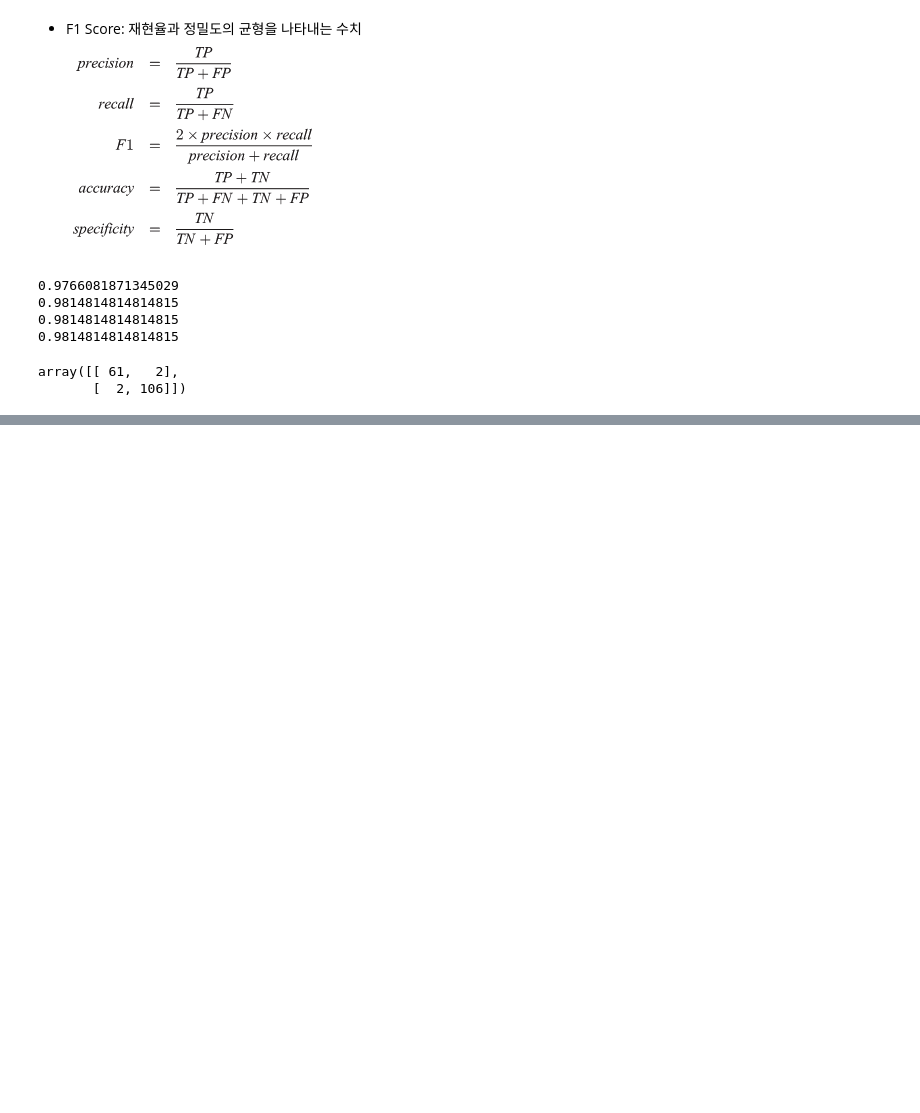
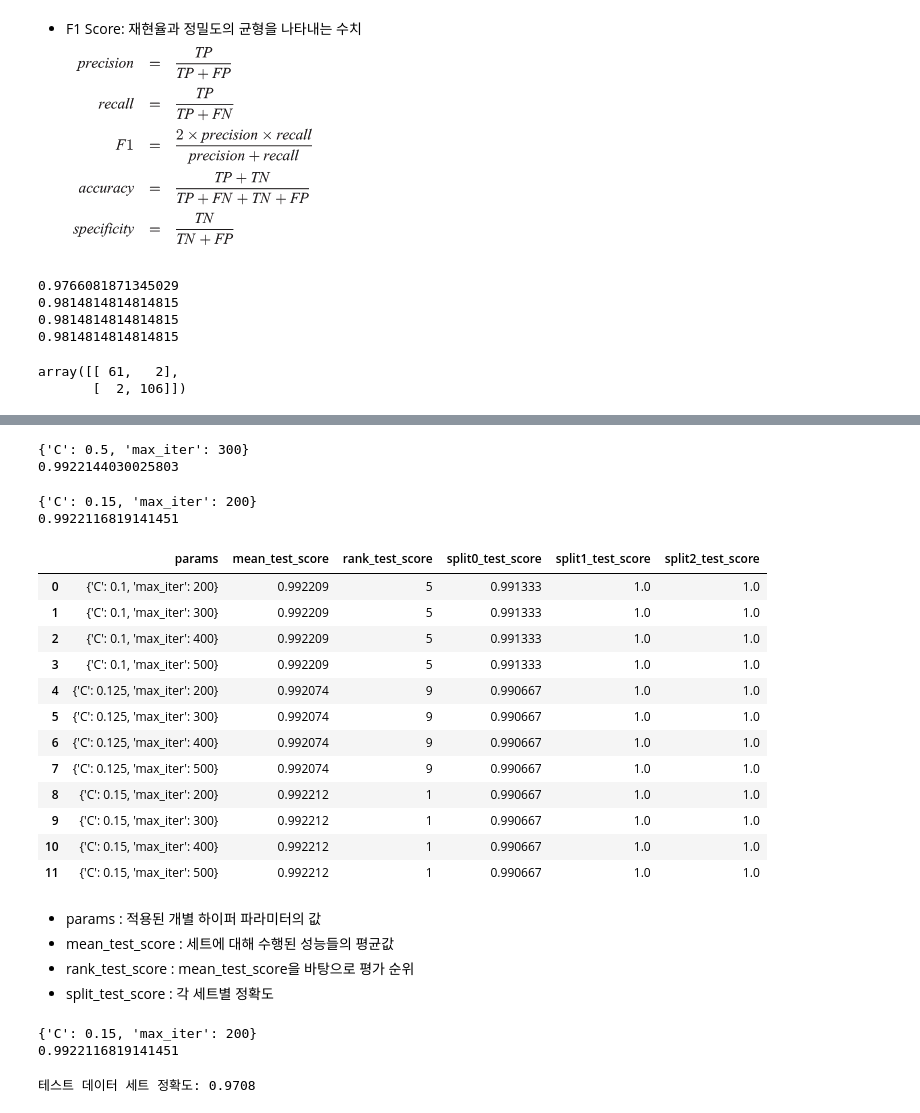
Before and after one commit to toughC/Python_Machine_Learning, a Jupyter notebook: 11_LogisticRegression.ipynb, the cells around one changed output, grey strips where cells are left out. Saved outputs shown, nothing was run; the diff lists cells and outputs as text; code cells hidden in the pictures; blank space fills up the shorter version.

```diff
--- a/11_LogisticRegression.ipynb
+++ b/11_LogisticRegression.ipynb
@@ -199,0 +211,13 @@ array([[ 61,   2],
+# %%
+from sklearn.model_selection import GridSearchCV
+
+# 로지스틱 회기 모델 적용
+lr_clf = LogisticRegression()
+
+#  파라미터 값을 넣으면 5-fold 그리드서치를 수행
+params={'penalty':['l2', 'l1'],  'C':[0.01, 0.1, 1, 5, 10], 'max_iter': [100, 500]}
+grid=GridSearchCV(lr_clf, params, scoring='roc_auc', cv=5)
+grid.fit(x_train, y_train)
+
+print(grid.best_params_)
+print(grid.best_score_)
@@ -199,0 +244,58 @@ array([[ 61,   2],
+# %%
+# 파라미터 튜닝 (5-fold cv)
+params={'C':[0.05, 0.1,0.125,0.15, 0.5], 'max_iter': [300, 500, 700, 900]}
+grid=GridSearchCV(lr_clf, params, scoring='roc_auc', cv=5)
+grid.fit(x_train, y_train)
+
+print(grid.best_params_)
+print(grid.best_score_)
+# %% [output]
+{'C': 0.5, 'max_iter': 300}
+0.9922144030025803
+# %%
+# 파라미터 튜닝 (5-fold cv)
+params={'C':[0.1, 0.125, 0.15], 'max_iter': [200, 300, 400, 500]}
+grid=GridSearchCV(lr_clf, params, scoring='roc_auc', cv=5)
+grid.fit(x_train, y_train)
+
+print(grid.best_params_)
+print(grid.best_score_)
+# %% [output]
+{'C': 0.15, 'max_iter': 200}
+0.9922116819141451
+# %%
+scores_df = pd.DataFrame(grid.cv_results_)
+scores_df[['params', 'mean_test_score','rank_test_score', 'split0_test_score', 'split1_test_score','split2_test_score']]
+# %% [output]
+|  | params | mean_test_score | rank_test_score | split0_test_score | split1_test_score | split2_test_score |
+| 0 | {'C': 0.1, 'max_iter': 200} | 0.992209 | 5 | 0.991333 | 1.0 | 1.0 |
+| 1 | {'C': 0.1, 'max_iter': 300} | 0.992209 | 5 | 0.991333 | 1.0 | 1.0 |
+| 2 | {'C': 0.1, 'max_iter': 400} | 0.992209 | 5 | 0.991333 | 1.0 | 1.0 |
+| 3 | {'C': 0.1, 'max_iter': 500} | 0.992209 | 5 | 0.991333 | 1.0 | 1.0 |
+| 4 | {'C': 0.125, 'max_iter': 200} | 0.992074 | 9 | 0.990667 | 1.0 | 1.0 |
+| 5 | {'C': 0.125, 'max_iter': 300} | 0.992074 | 9 | 0.990667 | 1.0 | 1.0 |
+| 6 | {'C': 0.125, 'max_iter': 400} | 0.992074 | 9 | 0.990667 | 1.0 | 1.0 |
+| 7 | {'C': 0.125, 'max_iter': 500} | 0.992074 | 9 | 0.990667 | 1.0 | 1.0 |
+| 8 | {'C': 0.15, 'max_iter': 200} | 0.992212 | 1 | 0.990667 | 1.0 | 1.0 |
+| 9 | {'C': 0.15, 'max_iter': 300} | 0.992212 | 1 | 0.990667 | 1.0 | 1.0 |
+| 10 | {'C': 0.15, 'max_iter': 400} | 0.992212 | 1 | 0.990667 | 1.0 | 1.0 |
+| 11 | {'C': 0.15, 'max_iter': 500} | 0.992212 | 1 | 0.990667 | 1.0 | 1.0 |
+# %% [markdown]
+- params : 적용된 개별 하이퍼 파라미터의 값
+- mean_test_score : 세트에 대해 수행된 성능들의 평균값
+- rank_test_score : mean_test_score을 바탕으로 평가 순위
+- split_test_score : 각 세트별 정확도
+# %%
+# 최고 성능의 결과값만 보기
+
+print(grid.best_params_)
+print(grid.best_score_)
+# %% [output]
+{'C': 0.15, 'max_iter': 200}
+0.9922116819141451
+# %%
+estimator = grid.best_estimator_
+pred = estimator.predict(x_test)
+print('테스트 데이터 세트 정확도: {0:.4f}'.format(accuracy_score(y_test,pred)))
+# %% [output]
+테스트 데이터 세트 정확도: 0.9708
```
Also changed, not shown: parts of 5 cells of this notebook.
